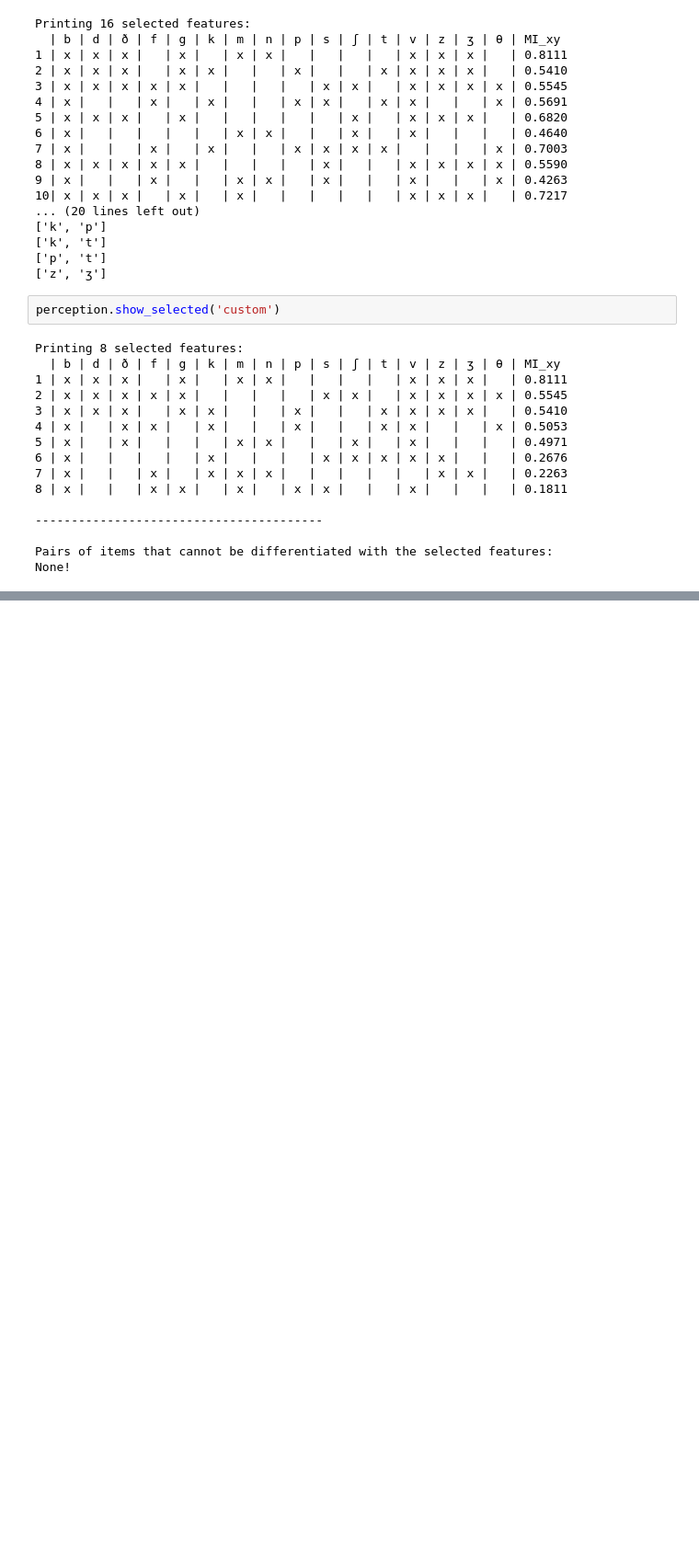
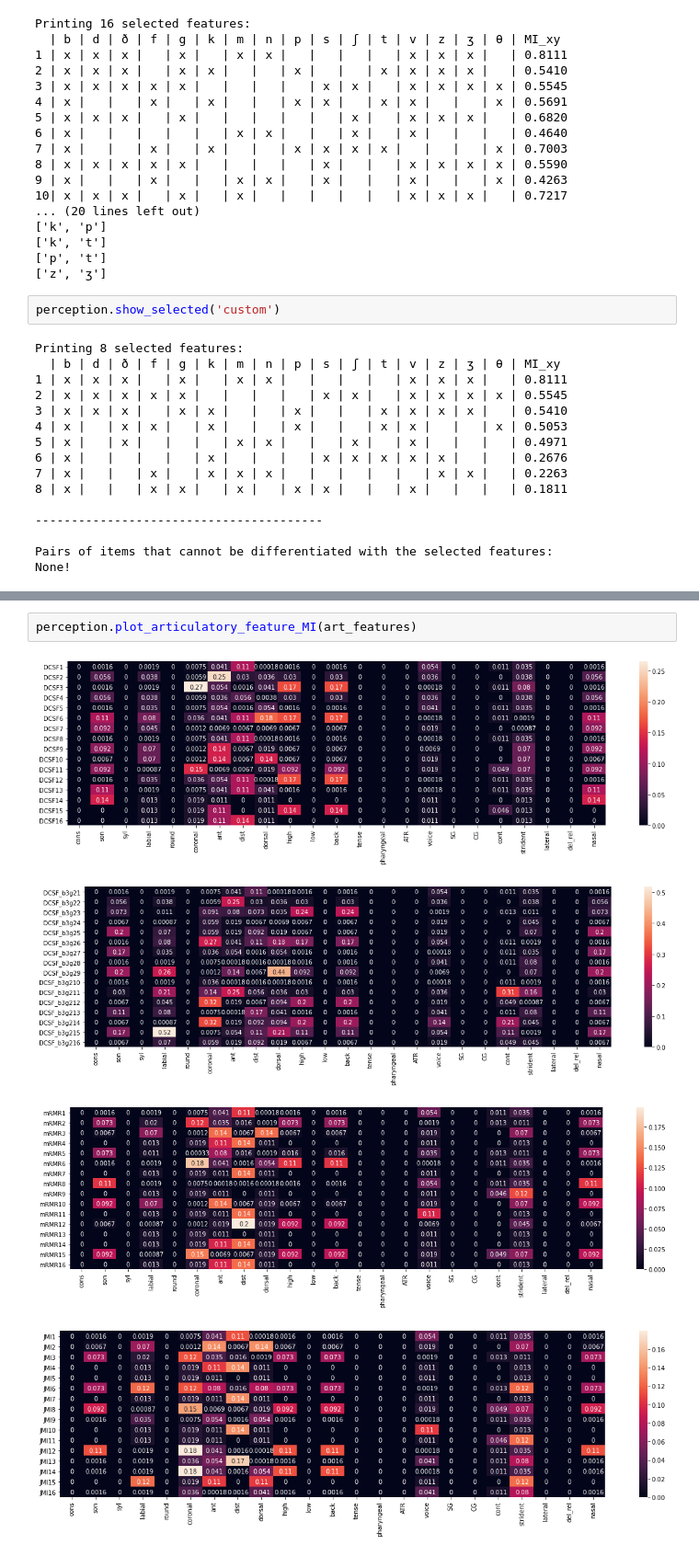
Before and after one commit to zhanaofu/speech-feature-extraction, a Jupyter notebook: mutual_entropy_binary_feature_selection.ipynb, the cells around one changed output, grey strips where cells are left out. Shown at 92% size. Saved outputs shown, nothing was run; the diff lists cells and outputs as text; blank space fills up the shorter version.

```diff
--- a/mutual_entropy_binary_feature_selection.ipynb
+++ b/mutual_entropy_binary_feature_selection.ipynb
@@ -422,0 +683,7 @@ None!
+# %%
+perception.plot_articulatory_feature_MI(art_features)
+# %% [output]
+[figure, added]
+[figure, added]
+[figure, added]
+[figure, added]
```
Also changed, not shown: parts of 25 cells of this notebook, 1 other file.
